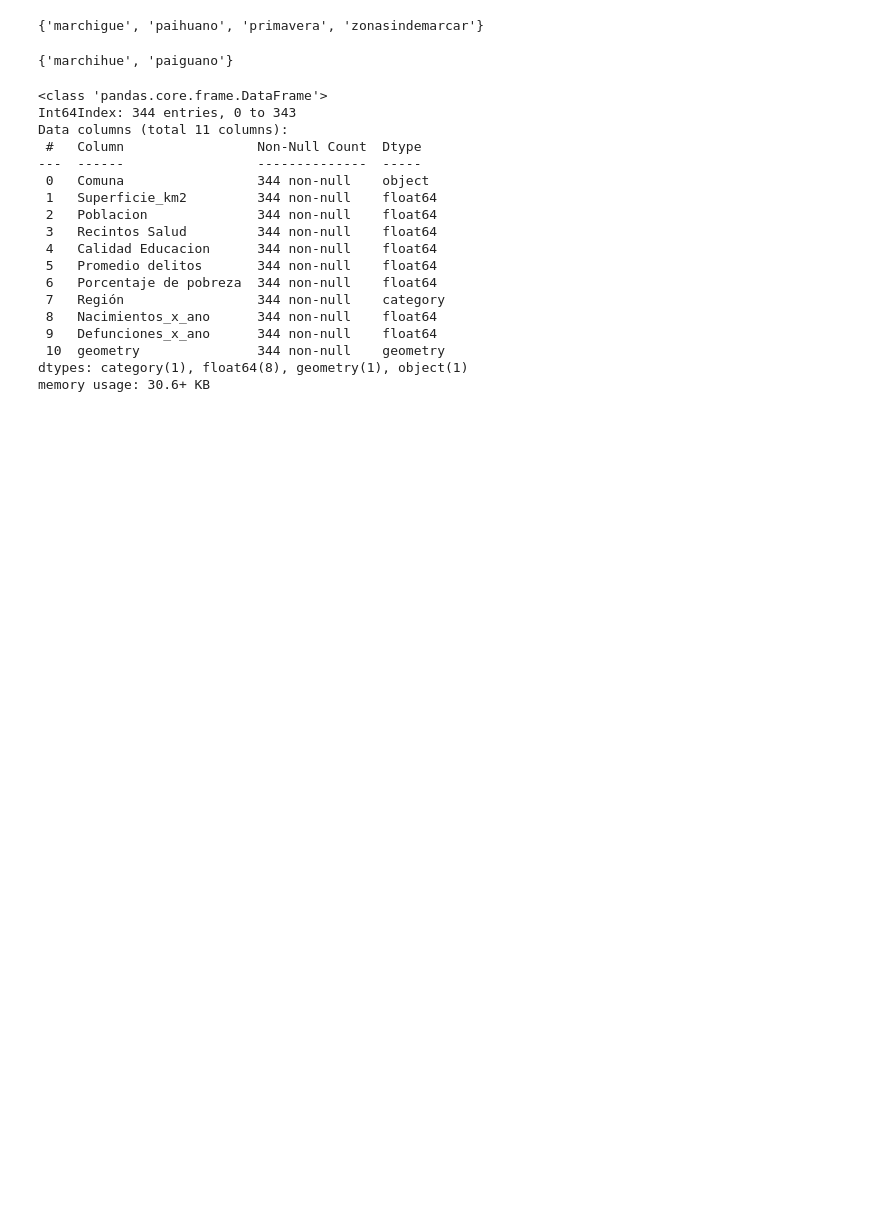
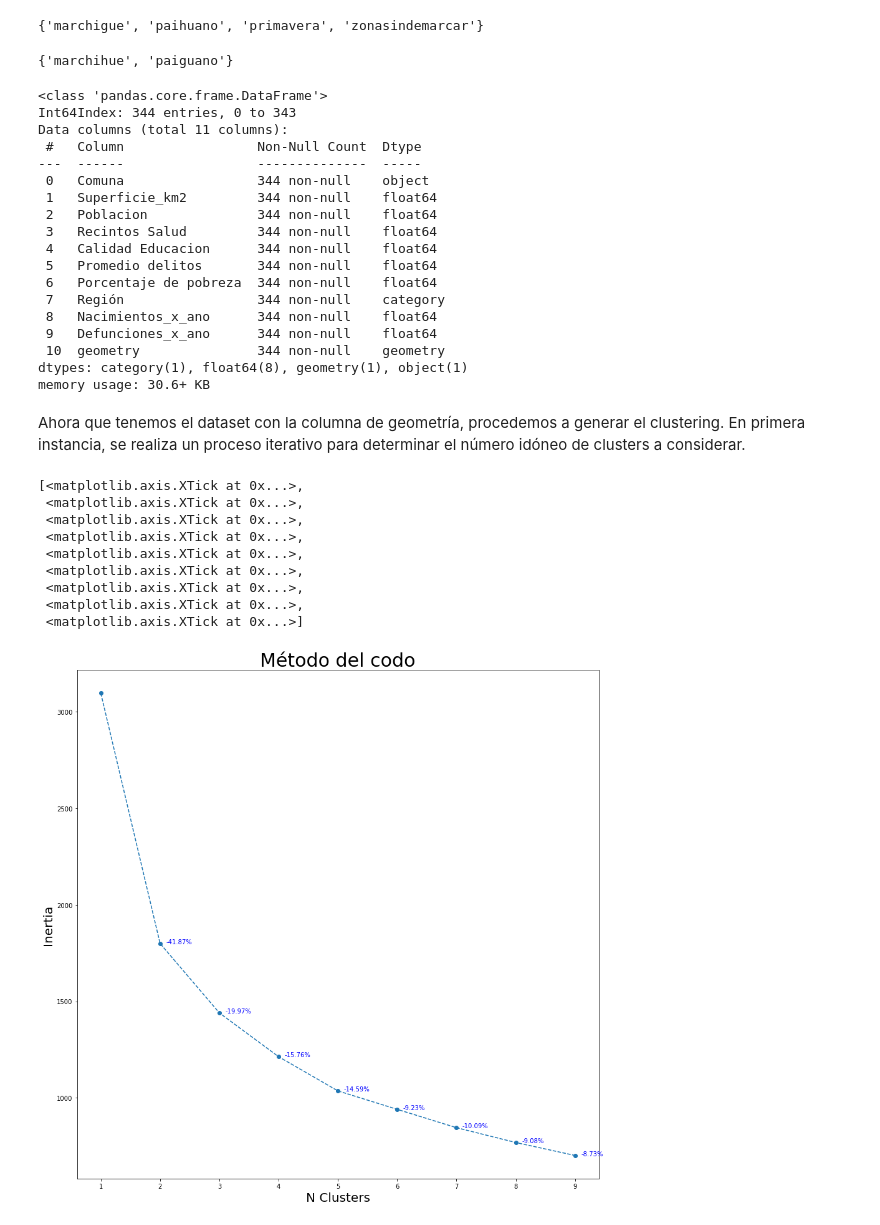
Before and after one commit to 08benja08p/Grupo-8-CDD, a Jupyter notebook: Proyecto/Proyecto_CDD.ipynb, the cells around one changed output. Cells and saved outputs as stored; diff of their text form; code cells hidden in the pictures; blank space fills up the shorter version.

```diff
--- a/Proyecto/Proyecto_CDD.ipynb
+++ b/Proyecto/Proyecto_CDD.ipynb
@@ -1418,0 +1420,4 @@ En este apartado se utiliza aprendizaje no supervisado para obtener clusters del
+# %%
+data_resumen_sc = data_resumen.drop(labels = ['Comuna', 'Región'], axis = 1)
+scaler = StandardScaler()
+data_resumen_sc = scaler.fit_transform(data_resumen_sc)
@@ -1467,0 +1494,32 @@ memory usage: 30.6+ KB
+# %% [markdown]
+Ahora que tenemos el dataset con la columna de geometría, procedemos a generar el clustering. En primera instancia, se realiza un proceso iterativo para determinar el número idóneo de clusters a considerar.
+# %%
+#Instanciar KMeans
+inertia_memo = []
+kmax = 10
+for i in range(1, kmax):
+    kmeans = KMeans(n_clusters = i, n_init = 10, max_iter = 200)
+    kmeans_res = kmeans.fit(data_resumen_sc)
+    inertia_memo.append(kmeans_res.inertia_)
+
+#Código extraido del notebook de las clase 27; método del codo
+fig, ax = plt.subplots(1, 1, figsize = (15, 15))
+ax.plot(range(1, kmax), inertia_memo, marker = 'o', ls = '--')
+ax.set_xlabel('N Clusters', fontsize = 20)
+ax.set_ylabel('Inertia', fontsize = 20)
+ax.set_title('Método del codo', fontsize = 30)
+for i in range(1, len(inertia_memo)):
+    delta = (-inertia_memo[i-1]+inertia_memo[i])/inertia_memo[i-1]*100
+    ax.text(i+1.1,inertia_memo[i],'%.2f'%delta+'%',color='b')
+ax.set_xticks(range(1, kmax))
+# %% [output]
+[<matplotlib.axis.XTick at 0x...>,
+ <matplotlib.axis.XTick at 0x...>,
+ <matplotlib.axis.XTick at 0x...>,
+ <matplotlib.axis.XTick at 0x...>,
+ <matplotlib.axis.XTick at 0x...>,
+ <matplotlib.axis.XTick at 0x...>,
+ <matplotlib.axis.XTick at 0x...>,
+ <matplotlib.axis.XTick at 0x...>,
+ <matplotlib.axis.XTick at 0x...>]
+[figure, added]
```
Also changed, not shown: parts of 12 cells of this notebook.
